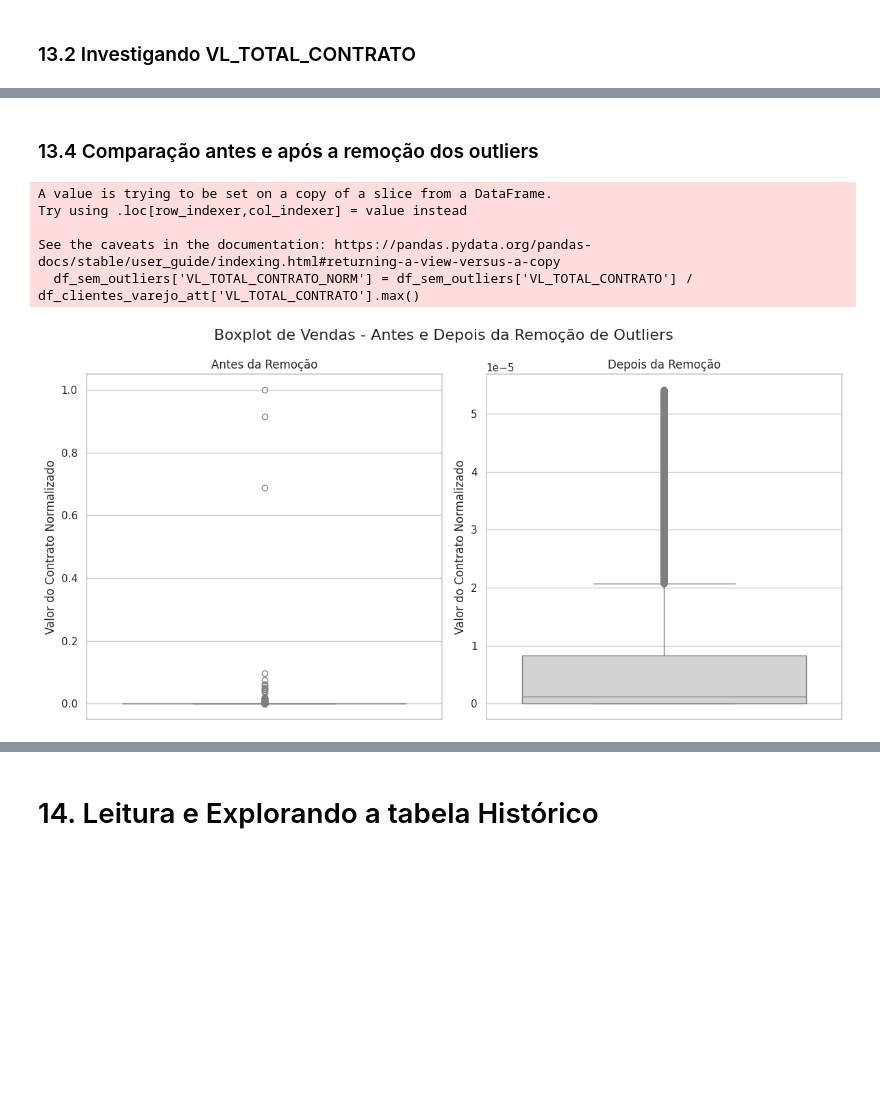
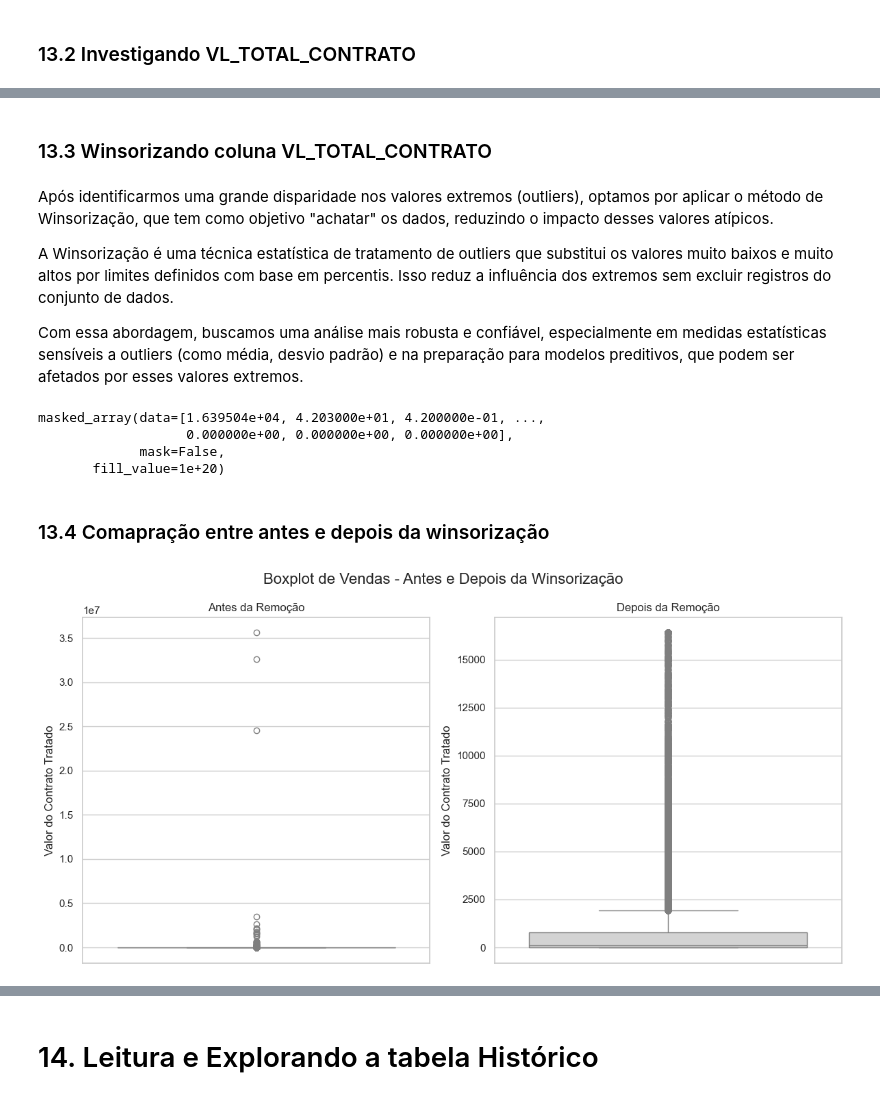
Before and after one commit to bonett1/E-Commerce-Analysis, a Jupyter notebook: totvs_notebook.ipynb, the cells around one changed output, grey strips where cells are left out. Cells and saved outputs as stored; diff of their text form; code cells hidden in the pictures; blank space fills up the shorter version.

```diff
--- a/totvs_notebook.ipynb
+++ b/totvs_notebook.ipynb
@@ -315,47 +307,59 @@ Tamanho sem outliers: 30806
+# %% [markdown]
+### 13.3 Winsorizando coluna VL_TOTAL_CONTRATO
+# %% [markdown]
+Após identificarmos uma grande disparidade nos valores extremos (outliers), optamos por aplicar o método de Winsorização, que tem como objetivo "achatar" os dados, reduzindo o impacto desses valores atípicos.
+
+A Winsorização é uma técnica estatística de tratamento de outliers que substitui os valores muito baixos e muito altos por limites definidos com base em percentis. Isso reduz a influência dos extremos sem excluir registros do conjunto de dados.
+
+Com essa abordagem, buscamos uma análise mais robusta e confiável, especialmente em medidas estatísticas sensíveis a outliers (como média, desvio padrão) e na preparação para modelos preditivos, que podem ser afetados por esses valores extremos.
+# %%
+from scipy.stats.mstats import winsorize
+
+df_tratado = df_clientes_varejo_att.copy()  # Cria uma cópia do DataFrame original
+
+# Winsorizando com limite inferior e superior de 2%
+winsorize(df_tratado['VL_TOTAL_CONTRATO'], limits=[0.02, 0.02])
+# %% [output]
+masked_array(data=[1.639504e+04, 4.203000e+01, 4.200000e-01, ...,
+                   0.000000e+00, 0.000000e+00, 0.000000e+00],
+             mask=False,
+       fill_value=1e+20)
 # %% [markdown]
-### 13.4 Comparação antes e após a remoção dos outliers
+### 13.4 Comapração entre antes e depois da winsorização
 # %%
 # Definindo o estilo do gráfico
 sns.set(style="whitegrid")
 plt.figure(figsize=(12, 6))
 
-# Normalização
-df_clientes_varejo_att['VL_TOTAL_CONTRATO_NORM'] = df_clientes_varejo_att['VL_TOTAL_CONTRATO'] / df_clientes_varejo_att['VL_TOTAL_CONTRATO'].max()
-df_sem_outliers['VL_TOTAL_CONTRATO_NORM'] = df_sem_outliers['VL_TOTAL_CONTRATO'] / df_clientes_varejo_att['VL_TOTAL_CONTRATO'].max()
 
 # Plotando lado a lado
 plt.subplot(1, 2, 1)
 sns.boxplot(
-    y=df_clientes_varejo_att['VL_TOTAL_CONTRATO_NORM'],
+    y=df_clientes_varejo_att['VL_TOTAL_CONTRATO'],
     color='lightgray'
 )
 
 # Parâmetros boxplot Antes da Remoção
 plt.title('Antes da Remoção')
-plt.ylabel('Valor do Contrato Normalizado')
+plt.ylabel('Valor do Contrato Tratado')
 plt.xlabel('')
 
 plt.subplot(1, 2, 2)
 sns.boxplot(
-    y=df_sem_outliers['VL_TOTAL_CONTRATO_NORM'],
+    y=df_tratado['VL_TOTAL_CONTRATO'],
     color='lightgray'
 )
 
 # Parâmetros boxplot Depois da Remoção
 plt.title('Depois da Remoção')
-plt.ylabel('Valor do Contrato Normalizado')
+plt.ylabel('Valor do Contrato Tratado')
 plt.xlabel('')
 
 # Definindo o título geral
-plt.suptitle('Boxplot de Vendas - Antes e Depois da Remoção de Outliers', fontsize=16)
+plt.suptitle('Boxplot de Vendas - Antes e Depois da Winsorização', fontsize=16)
 
 # Exibindo o gráfico
 plt.tight_layout()
 plt.show()
 # %% [output]
-A value is trying to be set on a copy of a slice from a DataFrame.
-Try using .loc[row_indexer,col_indexer] = value instead
-
-See the caveats in the documentation: https://pandas.pydata.org/pandas-docs/stable/user_guide/indexing.html#returning-a-view-versus-a-copy
-  df_sem_outliers['VL_TOTAL_CONTRATO_NORM'] = df_sem_outliers['VL_TOTAL_CONTRATO'] / df_clientes_varejo_att['VL_TOTAL_CONTRATO'].max()
-[figure, old version]
+[figure, new version]
```
Also changed, not shown: parts of 14 cells of this notebook.
